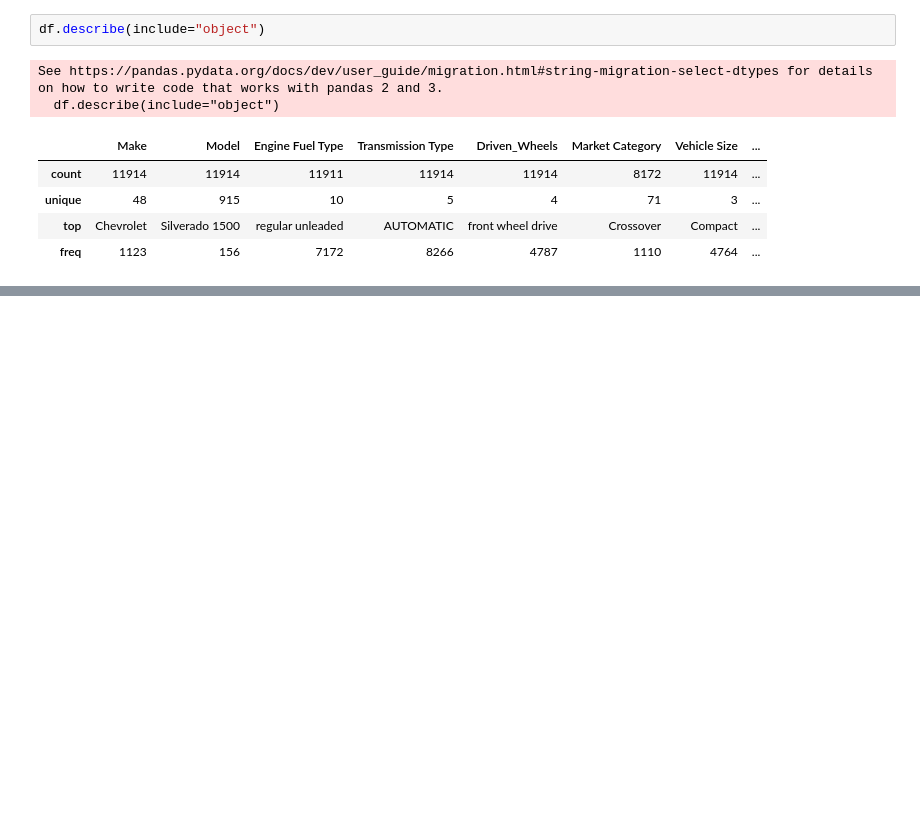
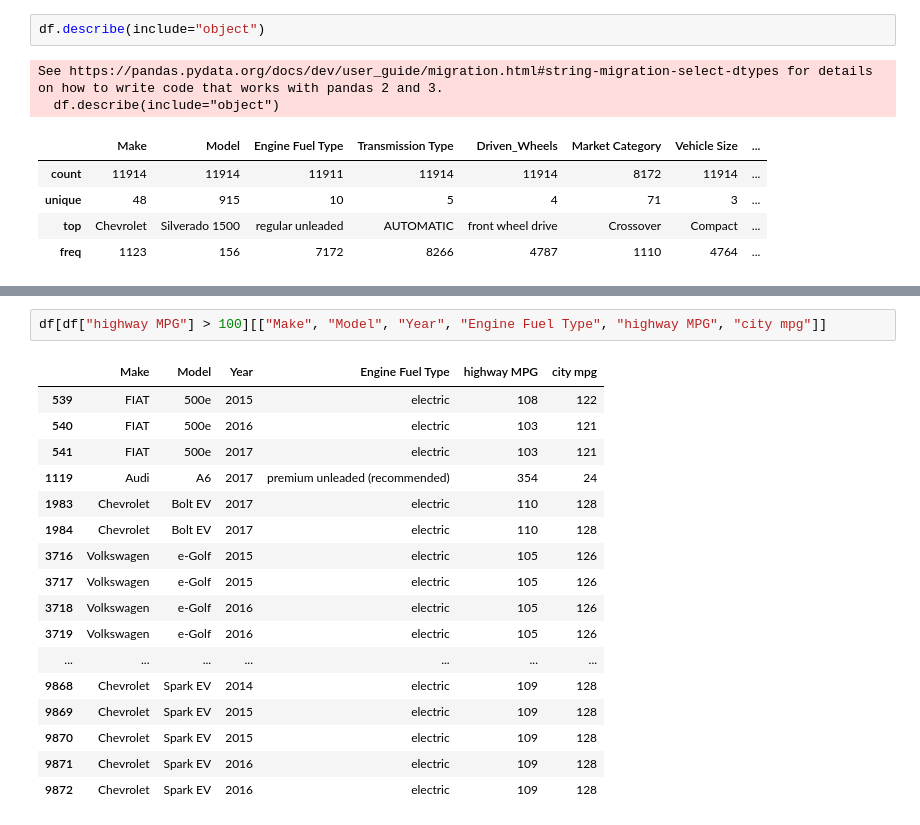
Before and after one commit to JuanPrieto16/proyecto_carros_proga2, a Jupyter notebook: cuadernos/exploracion_juan.ipynb, the cells around one changed output, grey strips where cells are left out. Cells and saved outputs as stored; diff of their text form; blank space fills up the shorter version.

```diff
--- a/cuadernos/exploracion_juan.ipynb
+++ b/cuadernos/exploracion_juan.ipynb
@@ -94,0 +137,20 @@ See https://pandas.pydata.org/docs/dev/user_guide/migration.html#string-migratio
+# %%
+df[df["highway MPG"] > 100][["Make", "Model", "Year", "Engine Fuel Type", "highway MPG", "city mpg"]]
+# %% [output]
+|  | Make | Model | Year | Engine Fuel Type | highway MPG | city mpg |
+| 539 | FIAT | 500e | 2015 | electric | 108 | 122 |
+| 540 | FIAT | 500e | 2016 | electric | 103 | 121 |
+| 541 | FIAT | 500e | 2017 | electric | 103 | 121 |
+| 1119 | Audi | A6 | 2017 | premium unleaded (recommended) | 354 | 24 |
+| 1983 | Chevrolet | Bolt EV | 2017 | electric | 110 | 128 |
+| 1984 | Chevrolet | Bolt EV | 2017 | electric | 110 | 128 |
+| 3716 | Volkswagen | e-Golf | 2015 | electric | 105 | 126 |
+| 3717 | Volkswagen | e-Golf | 2015 | electric | 105 | 126 |
+| 3718 | Volkswagen | e-Golf | 2016 | electric | 105 | 126 |
+| 3719 | Volkswagen | e-Golf | 2016 | electric | 105 | 126 |
+| ... | ... | ... | ... | ... | ... | ... |
+| 9868 | Chevrolet | Spark EV | 2014 | electric | 109 | 128 |
+| 9869 | Chevrolet | Spark EV | 2015 | electric | 109 | 128 |
+| 9870 | Chevrolet | Spark EV | 2015 | electric | 109 | 128 |
+| 9871 | Chevrolet | Spark EV | 2016 | electric | 109 | 128 |
+| 9872 | Chevrolet | Spark EV | 2016 | electric | 109 | 128 |
```
Also changed, not shown: parts of 5 cells of this notebook, 1 other file.
